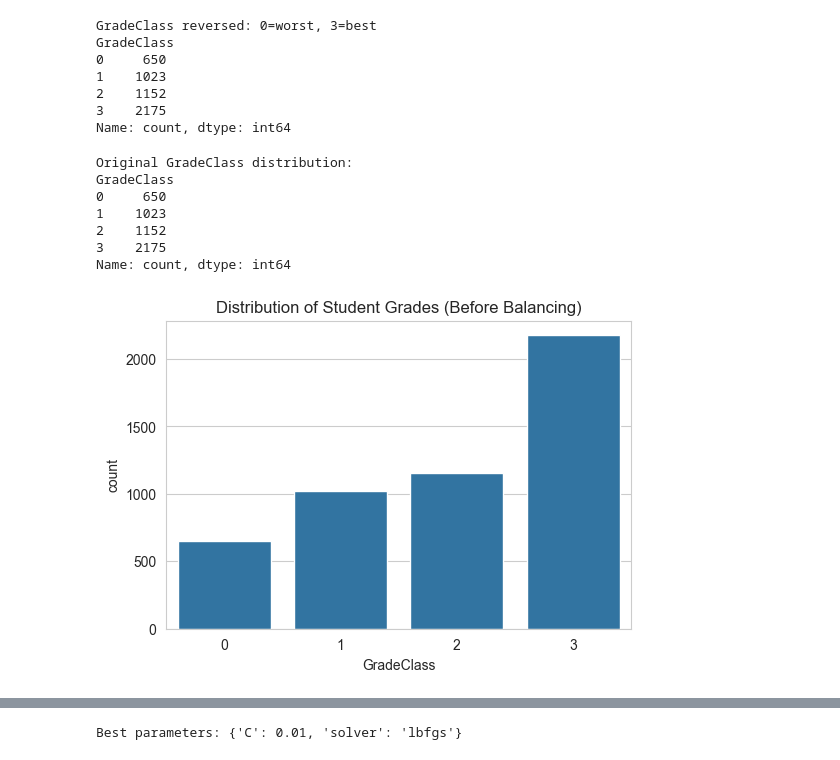
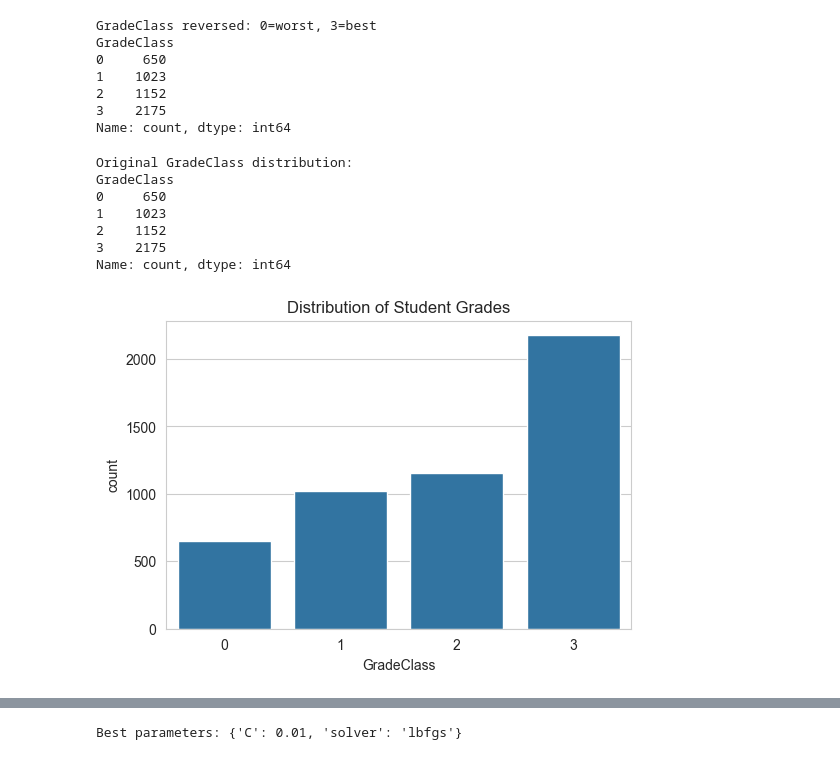
Before and after one commit to Ayanibar/Project_TAM400, a Jupyter notebook: Updated_TamProject.ipynb, the cells around one changed output, grey strips where cells are left out. Cells and saved outputs as stored; diff of their text form; code cells hidden in the pictures.

```diff
--- a/Updated_TamProject.ipynb
+++ b/Updated_TamProject.ipynb
@@ -43,17 +64,17 @@ Name: count, dtype: int64
 # %%
 print("Original GradeClass distribution:")
 print(df['GradeClass'].value_counts().sort_index())
 
 plt.figure(figsize=(6,4))
 sns.countplot(x='GradeClass', data=df)
-plt.title('Distribution of Student Grades (Before Balancing)')
+plt.title('Distribution of Student Grades')
 plt.show()
 # %% [output]
 Original GradeClass distribution:
 GradeClass
 0     650
 1    1023
 2    1152
 3    2175
 Name: count, dtype: int64
-[figure, old version]
+[figure, new version]
```
Also changed, not shown: parts of 14 cells of this notebook.
